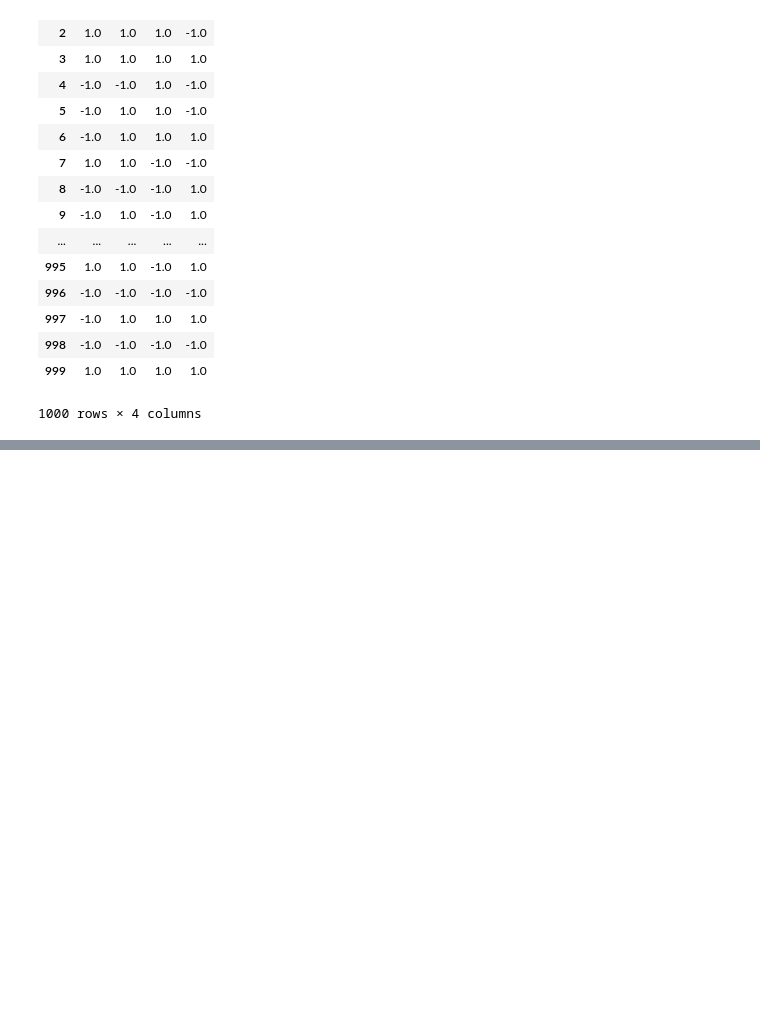
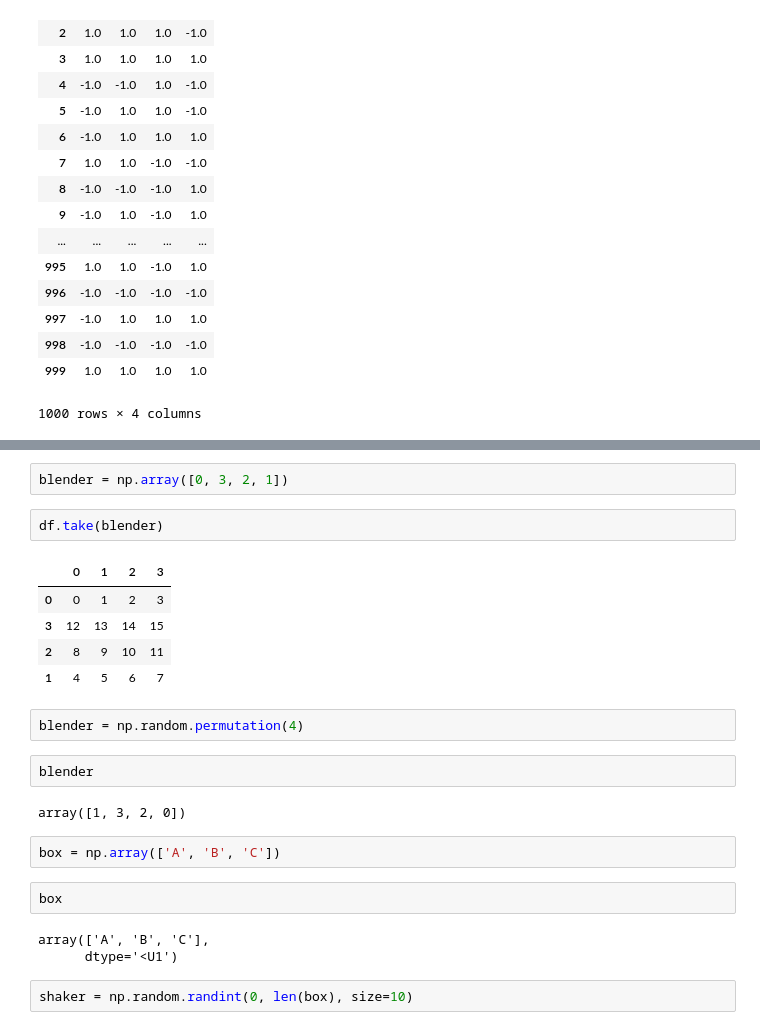
Before and after one commit to aki-06/Data_Science, a Jupyter notebook: 20180504_データ解析の基礎.ipynb, the cells around one changed output, grey strips where cells are left out. Saved outputs shown, nothing was run; the diff lists cells and outputs as text; blank space fills up the shorter version.

```diff
--- a/20180504_データ解析の基礎.ipynb
+++ b/20180504_データ解析の基礎.ipynb
@@ -776,0 +806,25 @@ np.sign(df)
+# %%
+blender = np.array([0, 3, 2, 1])
+# %%
+df.take(blender)
+# %% [output]
+|  | 0 | 1 | 2 | 3 |
+| 0 | 0 | 1 | 2 | 3 |
+| 3 | 12 | 13 | 14 | 15 |
+| 2 | 8 | 9 | 10 | 11 |
+| 1 | 4 | 5 | 6 | 7 |
+# %%
+blender = np.random.permutation(4)
+# %%
+blender
+# %% [output]
+array([1, 3, 2, 0])
+# %%
+box = np.array(['A', 'B', 'C'])
+# %%
+box
+# %% [output]
+array(['A', 'B', 'C'],
+      dtype='<U1')
+# %%
+shaker = np.random.randint(0, len(box), size=10)
```
Also changed, not shown: parts of 7 cells of this notebook.
